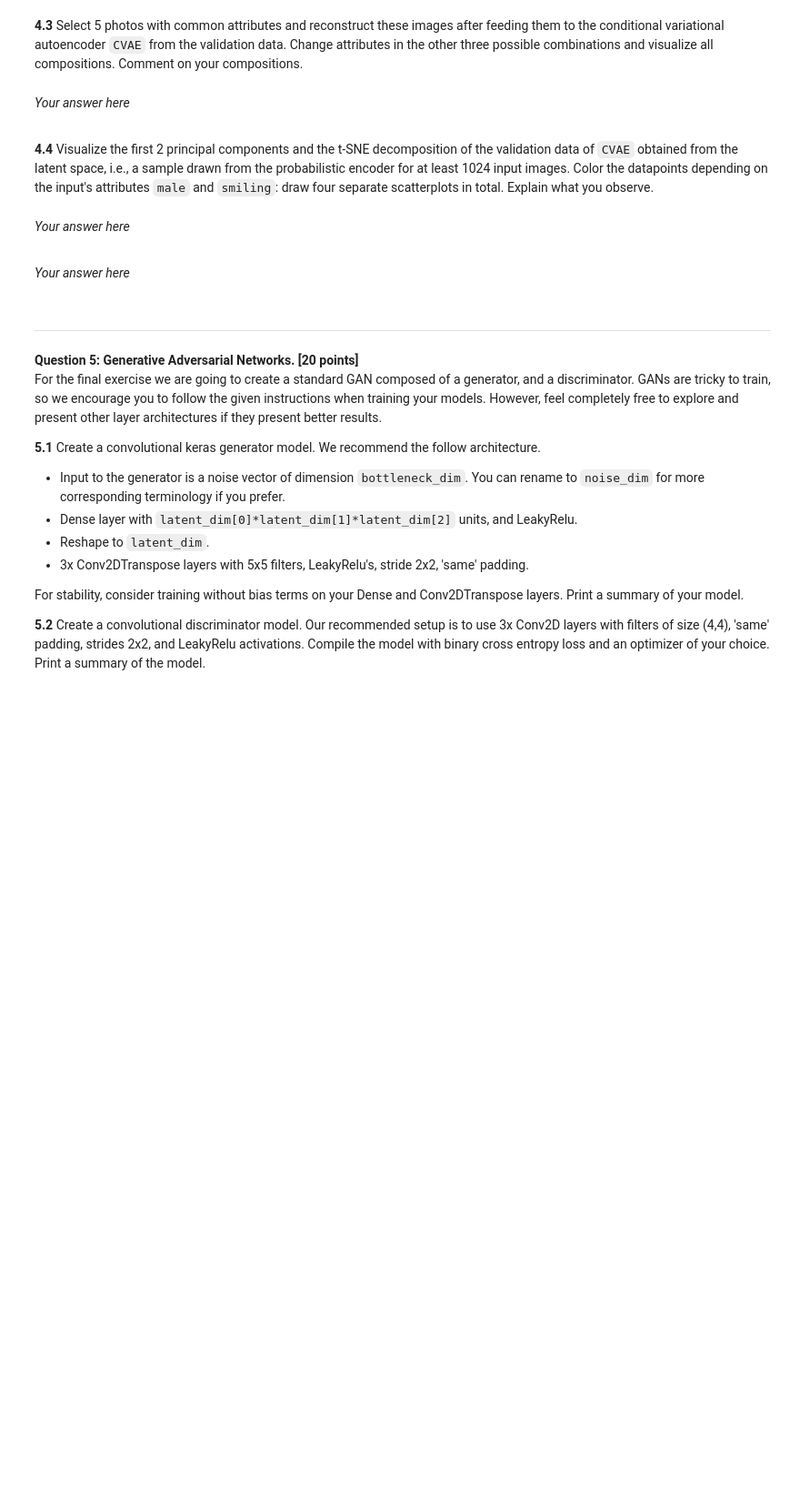
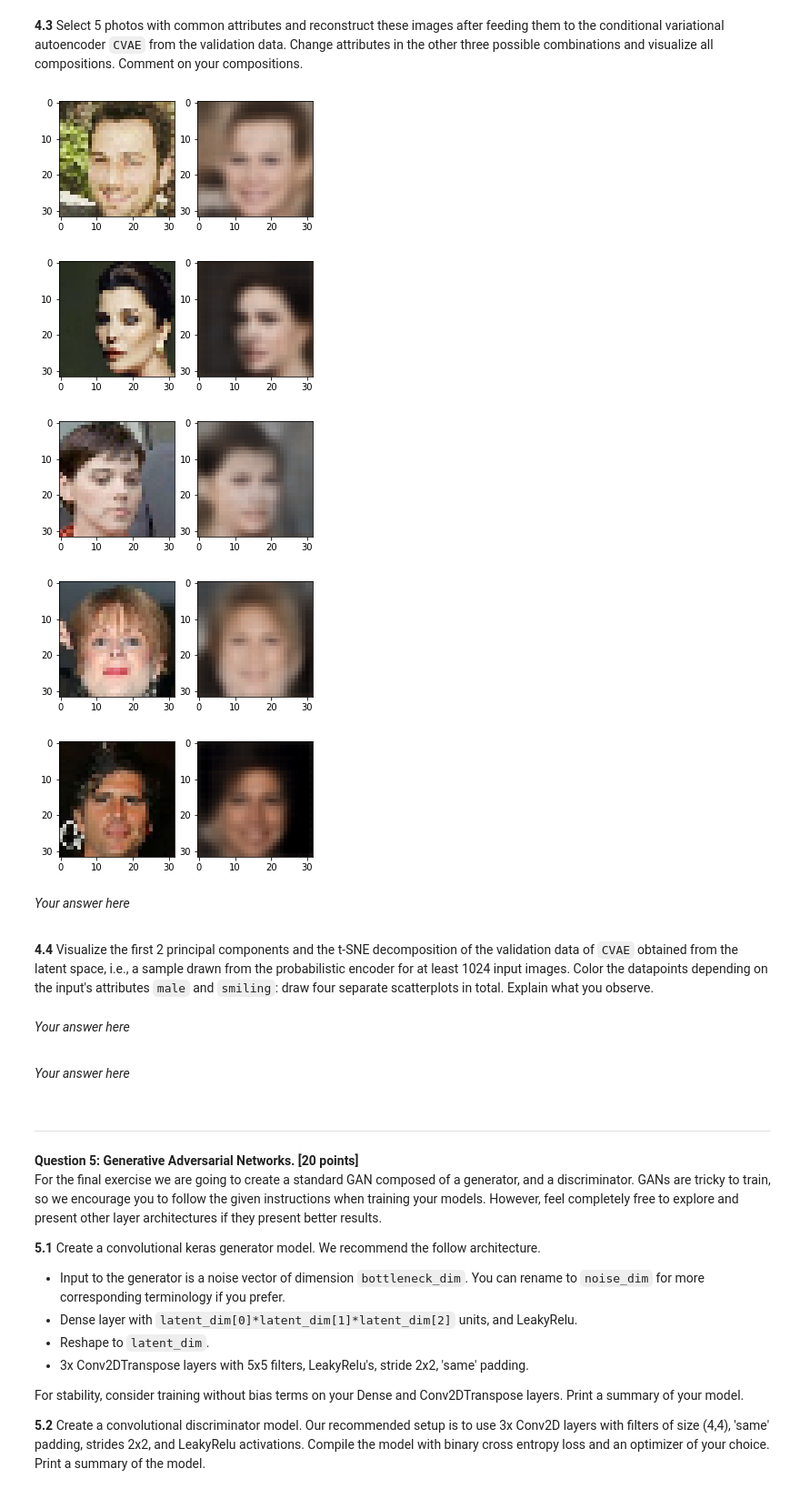
Before and after one commit to medeirosf/2020-CS109B, a Jupyter notebook: content/homeworks/hw07/notebook/cs109b_hw7_fm.ipynb, the cells around one changed output. Shown at 91% size. Saved outputs shown, nothing was run; the diff lists cells and outputs as text; code cells hidden in the pictures; blank space fills up the shorter version.

```diff
--- a/content/homeworks/hw07/notebook/cs109b_hw7_fm.ipynb
+++ b/content/homeworks/hw07/notebook/cs109b_hw7_fm.ipynb
@@ -742,0 +758,21 @@ For example, if your choice of attributes where 'Male' and 'Smiling', you should
+# %%
+# 4.1
+# your code here
+tf.keras.backend.clear_session()
+cae_in_img = layers.Input(shape=(32,32,3), name='CAE_Input_img')
+cae_in_att = layers.Input(shape=(2,), name='CAE_Input_att')
+cae_layer  = ConvEncoder(input_shape=(32,32,3), dropout_rate=drop_rate, name='CAE_ConvEncoder')(cae_in_img)
+cae_layer  = layers.Flatten(name='CAE_Flatten')(cae_layer)
+#cae_layer  = tf.keras.layers.concatenate([cae_layer, cae_in_att], axis=1, name='CAE_Concatenate_1')
+#cae_layer  = tf.keras.layers.Concatenate(name='CAE_Concatenate_1')([cae_layer, cae_in_att])
+cae_z_mean = layers.Dense(bottleneck_dim, name='CAE_z_mean')(cae_layer)
+cae_layer  = layers.Dense(bottleneck_dim, activation='linear', name='CAE_Dense_Linear_1')(cae_z_mean)
+cae_z_log_var = layers.Dense(bottleneck_dim, name='CAE_z_log_var')(cae_layer)
+cae_layer  = layers.Dense(bottleneck_dim, activation='linear', name='CAE_Dense_Linear_2')(cae_z_log_var)
+cae_layer  = Sampling(name='CAE_Sampling')((cae_z_mean, cae_z_log_var))
+#cae_layer  = tf.keras.layers.concatenate([cae_layer, cae_in_att], axis=1, name='CAE_Concatenate_2')
+#cae_layer  = tf.keras.layers.Concatenate(name='CAE_Concatenate_2')([cae_layer, cae_in_att])
+cae_layer  = layers.Reshape(target_shape=(2,2,32), name='CAE_Reshape')(cae_layer)
+cae_output = ConvDecoder(input_shape=(2,2,32), dropout_rate=drop_rate, name='CAE_ConvDecoder')(cae_layer)
+cae = tf.keras.Model(cae_in_img, cae_output, name='CAE_Model')
+cae.summary()
@@ -748,0 +800,14 @@ For example, if your choice of attributes where 'Male' and 'Smiling', you should
+# %%
+# 4.2
+# your code here
+epochs = 5
+verbose = 1
+
+optimizer = optimizers.Adam(lr=0.001)
+loss = "mse"
+
+cae.compile(optimizer=optimizer, loss=loss)
+
+cae_history = cae.fit(train_cond_ds, epochs=epochs, verbose=verbose, validation_data=(val_cond_ds))
+
+cae.save_weights("../model/cae_weights.h5")
@@ -751,7 +827,23 @@ For example, if your choice of attributes where 'Male' and 'Smiling', you should
 # %%
 # 4.3
 # Example case: select 5 images of men, not smiling; reconstruct with smiling and no smiling, and as smiling/no-smiling women.
 # your code here
+#cae.load_weights("../model/cae_weights.h5")
+
+val_set = val_celeb.map(tf_image_attr_tuple).take(5)
+val_pred = cae.predict(val_set.batch(32).prefetch(2))
+
+for i, ((image, labels), image2) in enumerate(val_set):
+    fig, axes = plt.subplots(1,2, figsize=(5,5))
+    axes[0].imshow(image)
+    axes[1].imshow(val_pred[i])
+plt.show();
+# %% [output]
+[figure, added]
+[figure, added]
+[figure, added]
+[figure, added]
+[figure, added]
 # %% [markdown]
 *Your answer here*<br />
 <font color='blue'>
```
Also changed, not shown: parts of 11 cells of this notebook.
